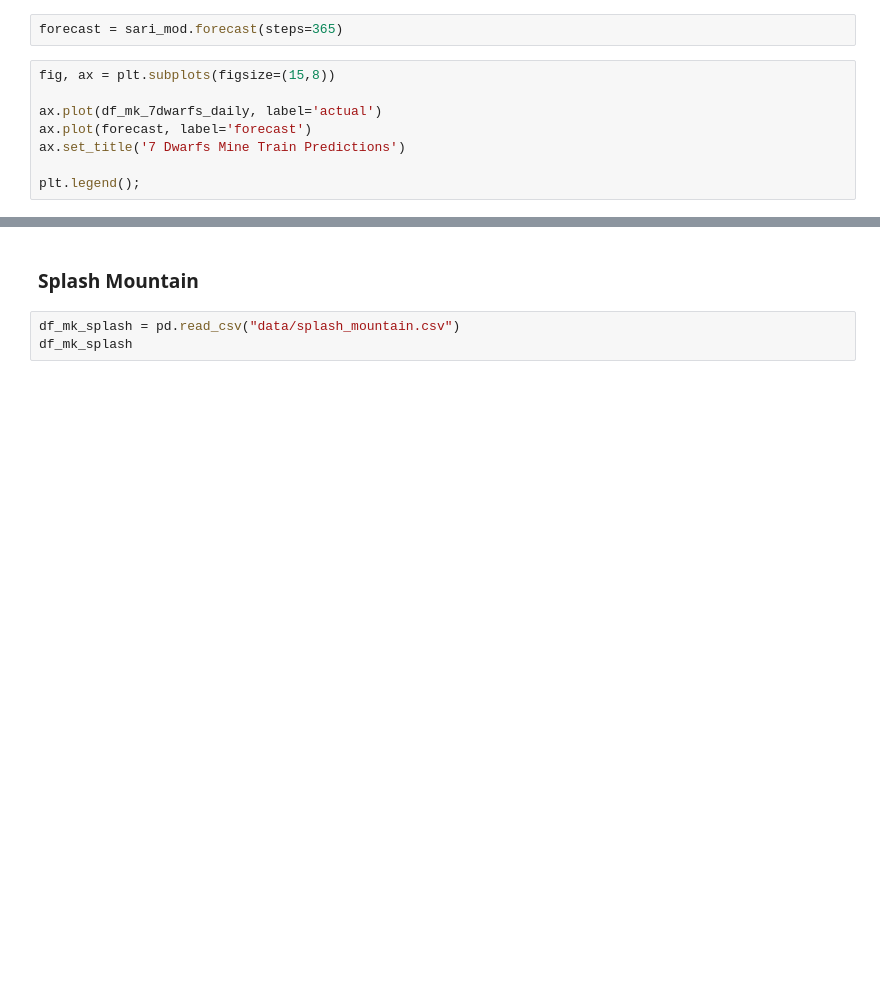
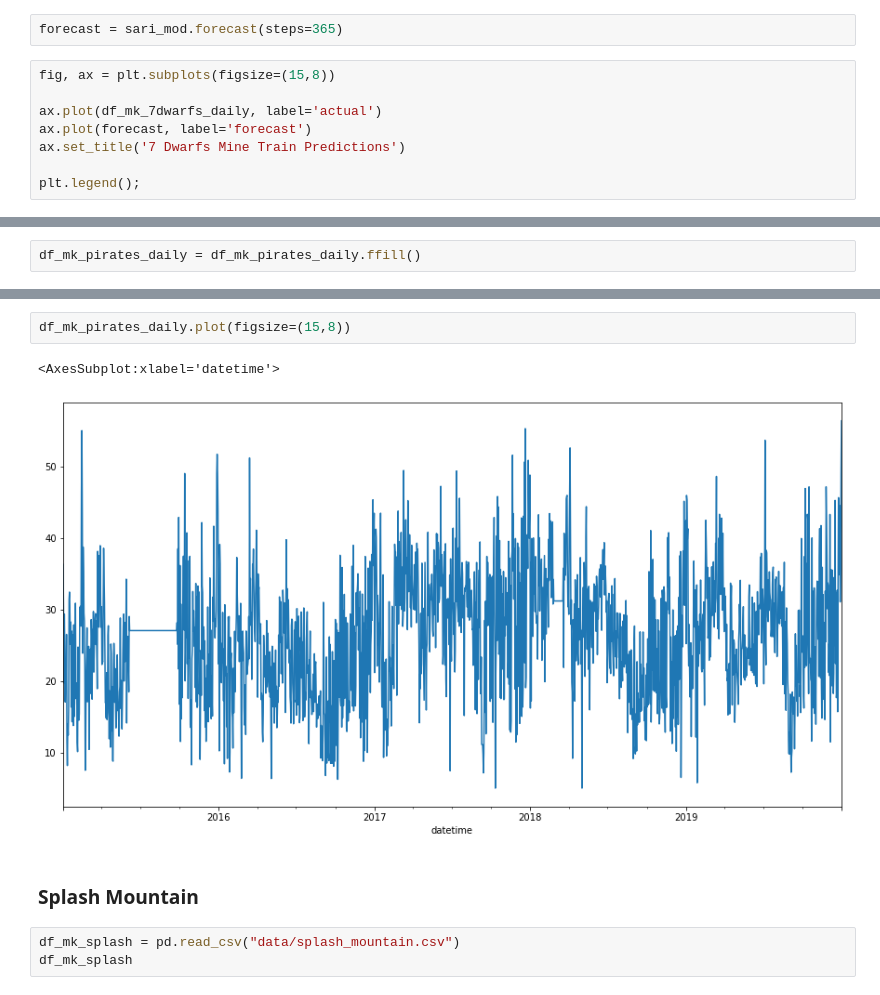
Before and after one commit to annachant/Capstone-Disney-World-Date-and-Attendance-Predictor, a Jupyter notebook: EDA.ipynb, the cells around one changed output, grey strips where cells are left out. Drawn from its saved outputs; the diff is of its cells as text; blank space fills up the shorter version.

```diff
--- a/EDA.ipynb
+++ b/EDA.ipynb
@@ -772,0 +838,2 @@ KeyError: -1
+# %%
+df_mk_pirates_daily = df_mk_pirates_daily.ffill()
@@ -773,3 +844,8 @@ KeyError: -1
+# %%
+df_mk_pirates_daily.plot(figsize=(15,8))
+# %% [output]
+<AxesSubplot:xlabel='datetime'>
+[figure, added]
 # %% [markdown]
 ### Splash Mountain
 # %%
```
Also changed, not shown: parts of 25 cells of this notebook.
